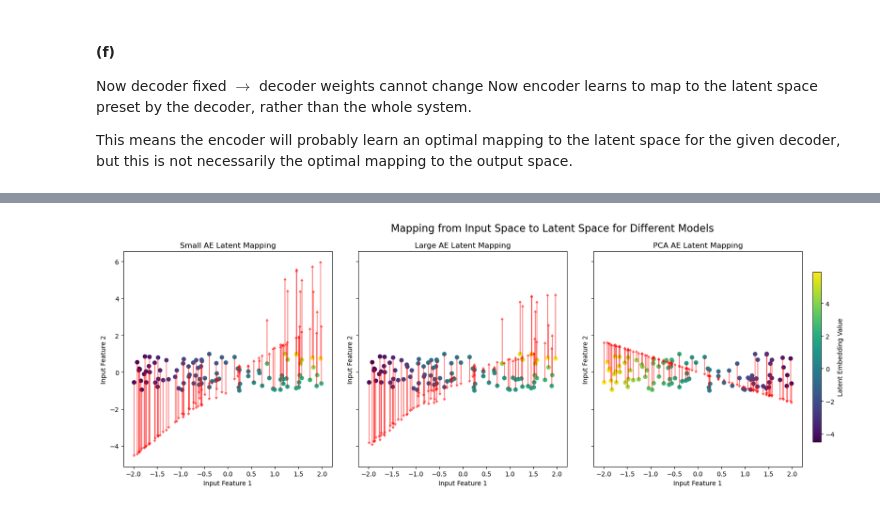
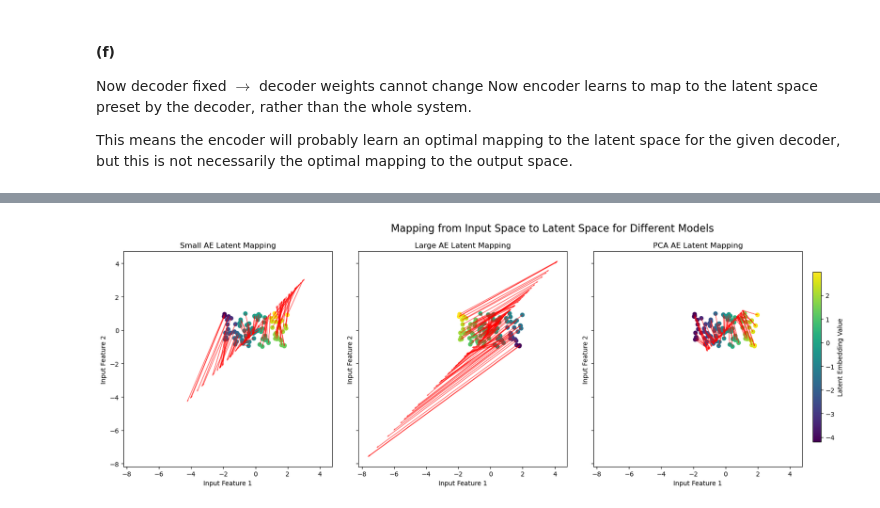
Before and after one commit to sh2099/ML_PHYS24, a Jupyter notebook: sheet06/sheet06_sh.ipynb, the cells around one changed output, grey strips where cells are left out. Saved outputs shown, nothing was run; the diff lists cells and outputs as text; code cells hidden in the pictures.

```diff
--- a/sheet06/sheet06_sh.ipynb
+++ b/sheet06/sheet06_sh.ipynb
@@ -324,6 +324,8 @@ for i, (model_name, curve) in enumerate(input_curves.items()):
     plt.title(f"{model_name}")
     plt.xlabel("Input Feature 1")
     plt.ylabel("Input Feature 2")
+    plt.xlim(-2, 2)
+    plt.ylim(-1, 1)
     plt.legend()
     plt.grid(True)
 
@@ -348,3 +351,16 @@ Now decoder fixed $\rightarrow$ decoder weights cannot change
 Now encoder learns to map to the latent space preset by the decoder, rather than the whole system.
 
 This means the encoder will probably learn an optimal mapping to the latent space for the given decoder, but this is not necessarily the optimal mapping to the output space.
+# %%
+# Freezing the decoder parameters for each model
+for param in model_1.autoencoder.decoder.parameters():
+    param.requires_grad = False
+for param in model_2.autoencoder.decoder.parameters():
+    param.requires_grad = False
+for param in model_3.autoencoder.decoder.parameters():
+    param.requires_grad = False
+
+# Retrain only the encoder for each model
+encoder_trainers = [pl.Trainer(max_epochs=1000, enable_checkpointing=False) for _ in models]
+for i, model in enumerate(models):
+    encoder_trainers[i].fit(model, data_loader)
@@ -351,5 +410,4 @@ This means the encoder will probably learn an optimal mapping to the latent spac
 # %%
-
 def visualize_arrows(model, data_loader, model_name, ax):
     """
     Visualize the mapping from input space to latent space using arrows for a given model.
@@ -369,35 +427,35 @@ def visualize_arrows(model, data_loader, model_name, ax):
 
     # Scatter plot the input data in 2D (using the latent values as color)
     scatter = ax.scatter(input_data[:, 0], input_data[:, 1], c=latent_embeddings[:, 0], cmap="viridis")
 
     # Add arrows showing how points map from input space to latent space (1D)
     for i in range(len(input_data)):
         ax.arrow(input_data[i, 0], input_data[i, 1],
-                 0,  # No change in x-direction (latent space is 1D)
+                 latent_embeddings[i, 0] - input_data[i, 0],  # No change in x-direction (latent space is 1D)
                  latent_embeddings[i, 0] - input_data[i, 1],  # Change in y-direction (latent space is 1D)
                  color="red", alpha=0.5, head_width=0.05, head_length=0.1)
 
     ax.set_xlabel("Input Feature 1")
     ax.set_ylabel("Input Feature 2")
     ax.set_title(f"{model_name} Latent Mapping")
     return scatter
 
 # Create subplots to visualize all three models side by side
 fig, axes = plt.subplots(1, 3, figsize=(20, 6), sharex=True, sharey=True)
 
 # Visualize each model
-scatter_1 = visualize_arrows(model_1_frozen, data_loader, "Small AE", axes[0])
-scatter_2 = visualize_arrows(model_2_frozen, data_loader, "Large AE", axes[1])
-scatter_3 = visualize_arrows(model_3_frozen, data_loader, "PCA AE", axes[2])
+scatter_1 = visualize_arrows(model_1, data_loader, "Small AE", axes[0])
+scatter_2 = visualize_arrows(model_2, data_loader, "Large AE", axes[1])
+scatter_3 = visualize_arrows(model_3, data_loader, "PCA AE", axes[2])
 
 # Add a shared colorbar
 fig.colorbar(scatter_1, ax=axes, location='right', shrink=0.8, label="Latent Embedding Value")
 
 # Set a super title for the entire figure
 plt.suptitle("Mapping from Input Space to Latent Space for Different Models", fontsize=16)
 
 # Adjust layout
 plt.tight_layout(rect=[0, 0, 0.78, 1])  # Adjust for colorbar space
 plt.show()
 # %% [output]
-[figure, old version]
+[figure, new version]
```
Also changed, not shown: parts of 23 cells of this notebook.
